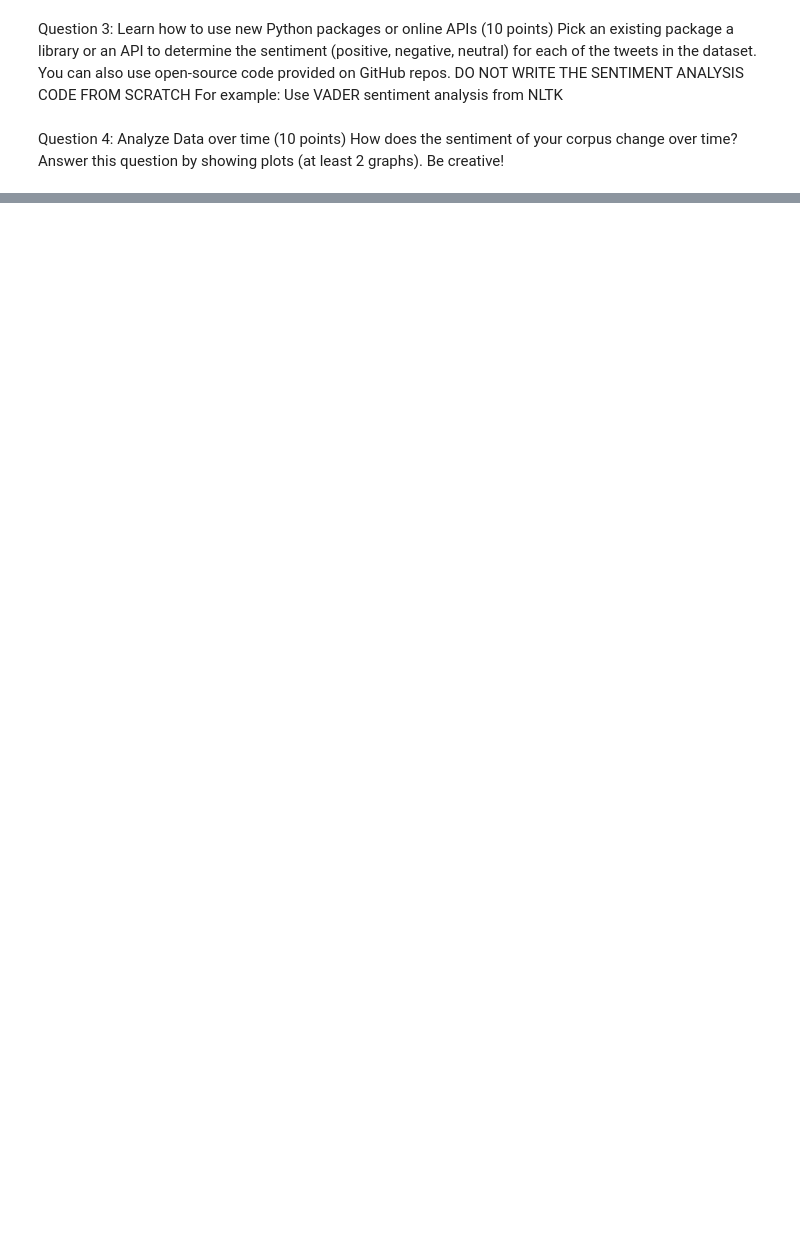
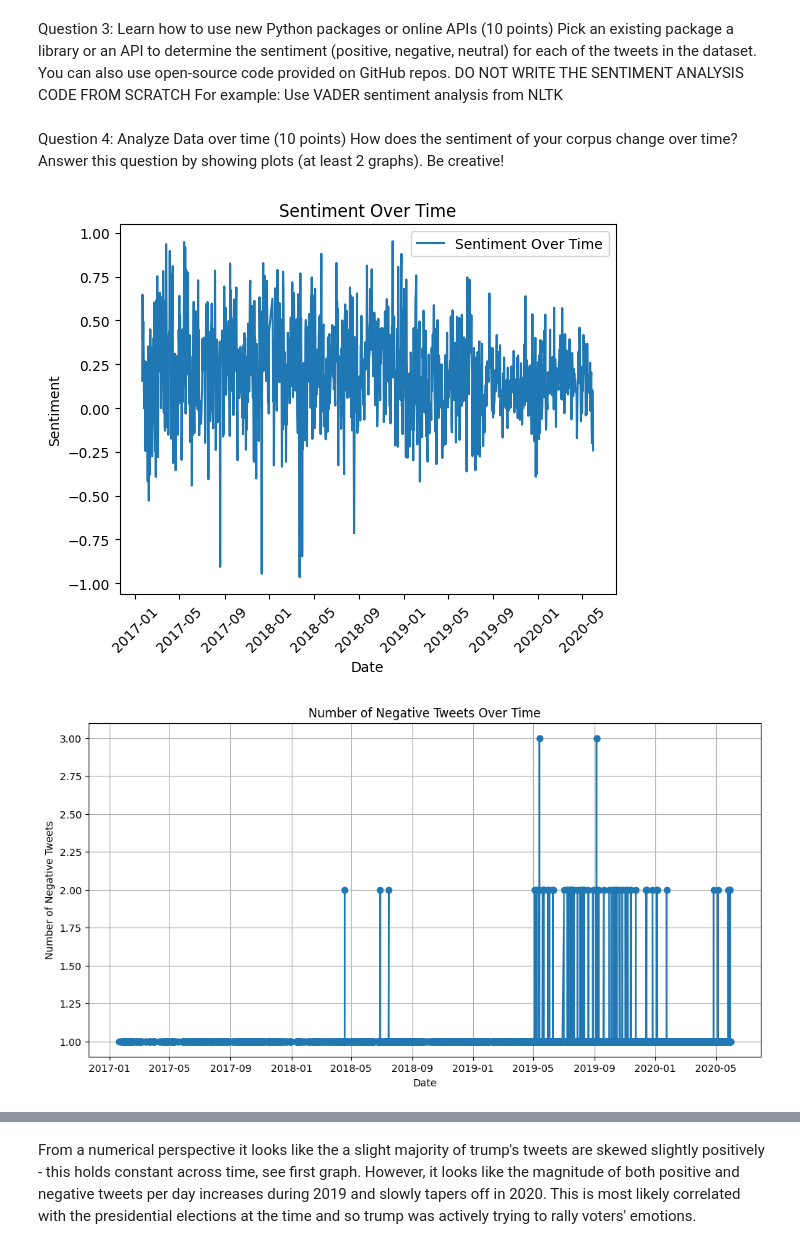
Before and after one commit to WillemHueffed/Class-Work, a Jupyter notebook: CS-5305-IntroToDataSci/HW1/HW1.ipynb, the cells around one changed output, grey strips where cells are left out. Saved outputs shown, nothing was run; the diff lists cells and outputs as text; code cells hidden in the pictures; blank space fills up the shorter version.

```diff
--- a/CS-5305-IntroToDataSci/HW1/HW1.ipynb
+++ b/CS-5305-IntroToDataSci/HW1/HW1.ipynb
@@ -113,0 +120,21 @@ KeyboardInterrupt:
+# %%
+#Compare Results
+num_spacy_tokens = tweet_df['spacy_tokens'].apply(len).sum()
+num_nltk_tokens = tweet_df['nltk_tokens'].apply(len).sum()
+print("Total spacy tokens: {}".format(num_spacy_tokens))
+print("Total NLTK tokens: {}".format(num_nltk_tokens))
+
+tweet_df['spacy_tokens_set'] = tweet_df['spacy_tokens'].apply(set)
+tweet_df['nltk_tokens_set'] = tweet_df['nltk_tokens'].apply(set)
+tweet_df['differences'] = tweet_df.apply(lambda row: row['spacy_tokens_set'].symmetric_difference(row['nltk_tokens_set']), axis=1)
+for index, row in tweet_df.iterrows():
+    if len(row['differences']) > 0:
+        print(f"Row {index} - Differences: {row['differences']}")
+
+#This method doesn't give any insightful information, by joining the tokens we lose how they were split differently, leaving it for documentation purposes
+# token_df = pd.DataFrame()
+# token_df['spacy_tokens_str'] = tweet_df['spacy_tokens'].apply(lambda x: ' '.join(x))
+# token_df['nltk_tokens_str'] = tweet_df['nltk_tokens'].apply(lambda x: ' '.join(x))
+# filtered_tokens = token_df.drop_duplicates(subset=['spacy_tokens_str', 'nltk_tokens_str'])
+# for i in range(len(filtered_tokens['spacy_tokens_str'])):
+#     print("{} || {}\n".format(filtered_tokens['spacy_tokens_str'].iloc[i], filtered_tokens['nltk_tokens_str'].iloc[i]))
@@ -122,17 +153,17 @@ sentiment_analyzer = SentimentIntensityAnalyzer()
 
 def analyze_sentiment(tokens):
     text = " ".join(tokens)
-    sentiment = analyzer.polarity_scores(text)
+    sentiment = sentiment_analyzer.polarity_scores(text)
     return sentiment["compound"]
 
-tweet_df["sentiment_score"] = df["tokens"].apply(analyze_sentiment)
+tweet_df["sentiment_score"] = tweet_df["nltk_tokens"].apply(analyze_sentiment)
 
 def classify_sentiment_score(score):
     if score >= 0.05:
         return "positive"
     elif score <= -0.05:
         return "negative"
-    else
+    else:
         return "neutral"
 
 tweet_df["sentiment_label"] = tweet_df["sentiment_score"].apply(classify_sentiment_score)
@@ -141,31 +172,36 @@ Question 4: Analyze Data over time (10 points)
 How does the sentiment of your corpus change over time? Answer this question by showing
 plots (at least 2 graphs). Be creative!
 # %%
-sentiment_by_day = tweet_df.groupby[tweet_df["date"].dt.date["sentiment_score"].mean()]
+daily_sentiment = tweet_df.groupby(tweet_df['date'].dt.date)['sentiment_score'].mean()
 
 plt.plot(daily_sentiment.index, daily_sentiment.values, label='Sentiment Over Time')
 plt.xlabel('Date')
 plt.ylabel('Sentiment')
 plt.title('Sentiment Over Time')
+plt.xticks(rotation=45)
 plt.legend()
 plt.show()
 
 negative_tweets = tweet_df[tweet_df["sentiment_label"] == "negative"]
 negative_tweets_count = negative_tweets.groupby('date').size().reset_index(name='count')
 plt.figure(figsize=(12, 6))
 plt.plot(negative_tweets_count['date'], negative_tweets_count['count'], marker='o', linestyle='-')
 plt.xlabel('Date')
 plt.ylabel('Number of Negative Tweets')
 plt.title('Number of Negative Tweets Over Time')
 plt.grid(True)
 plt.show()
 
-negative_tweets = tweet_df[tweet_df["sentiment_label"] == "positive"]
-negative_tweets_count = negative_tweets.groupby('date').size().reset_index(name='count')
+
+positive_tweets = tweet_df[tweet_df["sentiment_label"] == "positive"]
+positive_tweets_count = positive_tweets.groupby('date').size().reset_index(name='count')
 plt.figure(figsize=(12, 6))
-plt.plot(negative_tweets_count['date'], negative_tweets_count['count'], marker='o', linestyle='-')
+plt.plot(positive_tweets_count['date'], positive_tweets_count['count'], marker='o', linestyle='-')
 plt.xlabel('Date')
 plt.ylabel('Number of Positive Tweets')
 plt.title('Number of Positive Tweets Over Time')
 plt.grid(True)
 plt.show()
+# %% [output]
+[figure, added]
+[figure, added]
@@ -171,0 +209,3 @@ plt.show()
+# %% [markdown]
+From a numerical perspective it looks like the a slight majority of trump's tweets are skewed slightly positively - this holds constant across time, see first graph. However, it looks like the magnitude of both positive and negative tweets per day increases during 2019 and slowly tapers off in 2020. This is most likely correlated with the presidential elections at the time and so trump
+was actively trying to rally voters' emotions.
```
Also changed, not shown: parts of 7 cells of this notebook.
